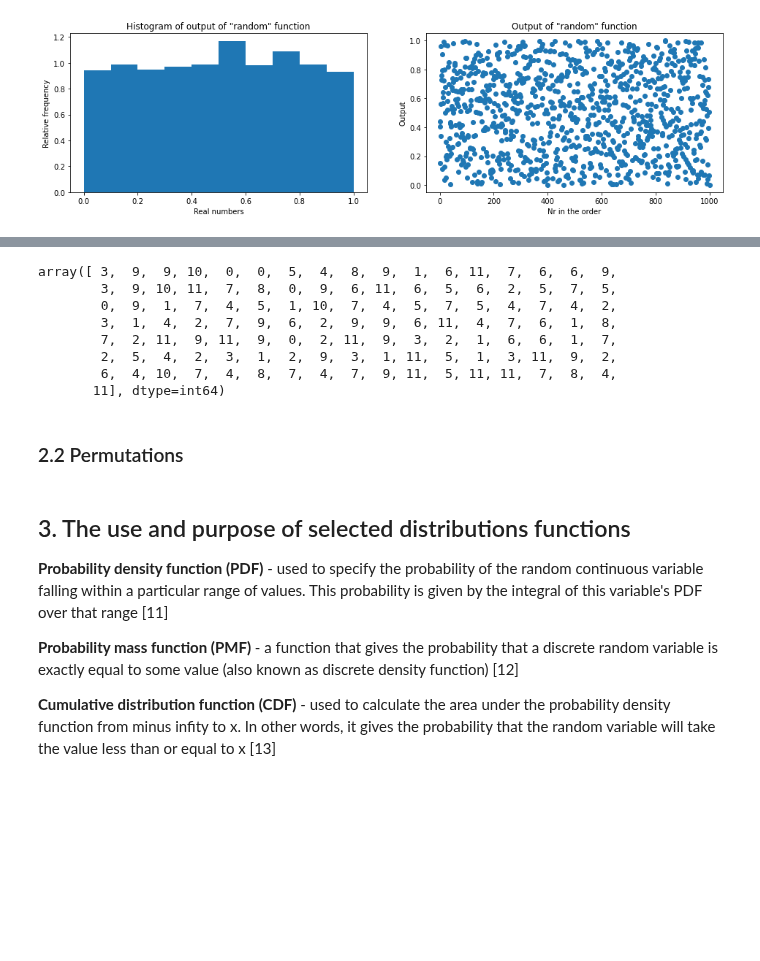
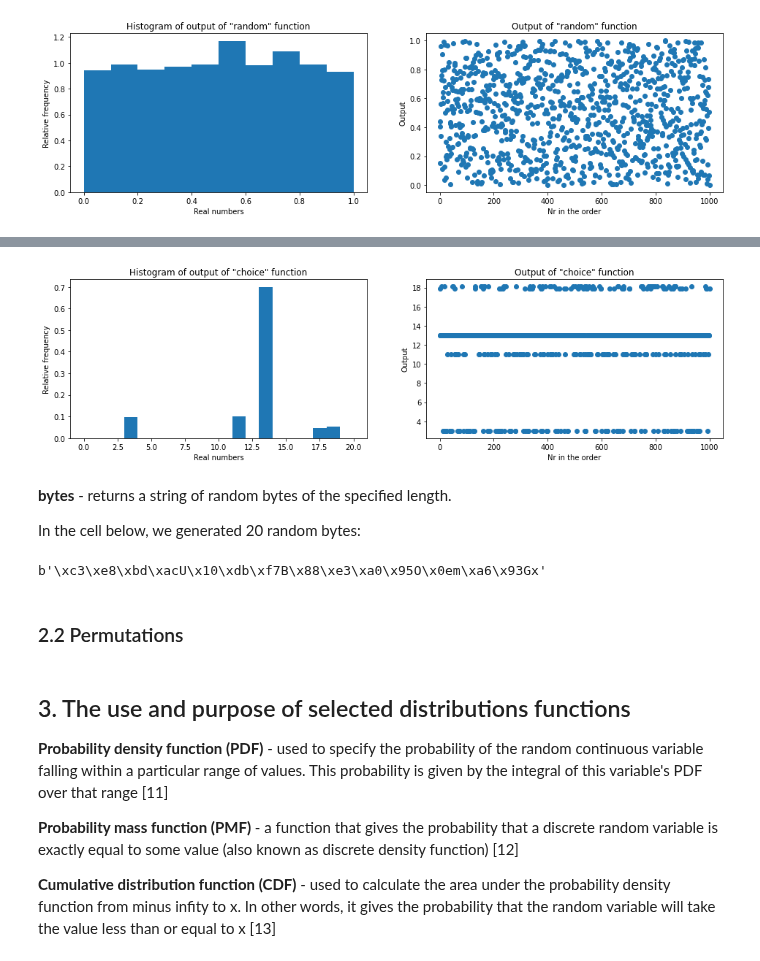
Before and after one commit to przemekbil/PfDA_2021, a Jupyter notebook: Assignments/Assignment.ipynb, the cells around one changed output, grey strips where cells are left out. Drawn from its saved outputs; the diff is of its cells as text; code cells hidden in the pictures; blank space fills up the shorter version.

Commit message:
Simple random data completed

```diff
--- a/Assignments/Assignment.ipynb
+++ b/Assignments/Assignment.ipynb
@@ -150,15 +159,39 @@ plt.show()
 # %%
-rng.choice(12, 120, replace=True)
+n=1000
+y = rng.choice([3, 11, 13, 17.9, 18.1], n, p=[0.1, 0.1, 0.7, 0.05, 0.05])
+b = np.arange(0, y.max()+2)
+x = np.arange(0, n)
+
+# Add the histogram to the plot
+plt.subplot(1,2,1)
+plt.rcParams["figure.figsize"] = [16, 4]
+count, bins, ignored = plt.hist(y, b, density=True)
+
+# plot description
+plt.title('Histogram of output of "choice" function')
+plt.xlabel('Real numbers')
+plt.ylabel('Relative frequency')
+
+plt.subplot(1,2,2)
+plt.scatter(x,y)
+plt.title('Output of "choice" function')
+plt.xlabel('Nr in the order')
+plt.ylabel('Output')
+
+
+plt.show()
 # %% [output]
-array([ 3,  9,  9, 10,  0,  0,  5,  4,  8,  9,  1,  6, 11,  7,  6,  6,  9,
-        3,  9, 10, 11,  7,  8,  0,  9,  6, 11,  6,  5,  6,  2,  5,  7,  5,
-        0,  9,  1,  7,  4,  5,  1, 10,  7,  4,  5,  7,  5,  4,  7,  4,  2,
-        3,  1,  4,  2,  7,  9,  6,  2,  9,  9,  6, 11,  4,  7,  6,  1,  8,
-        7,  2, 11,  9, 11,  9,  0,  2, 11,  9,  3,  2,  1,  6,  6,  1,  7,
-        2,  5,  4,  2,  3,  1,  2,  9,  3,  1, 11,  5,  1,  3, 11,  9,  2,
-        6,  4, 10,  7,  4,  8,  7,  4,  7,  9, 11,  5, 11, 11,  7,  8,  4,
-       11], dtype=int64)
+[figure, added]
+# %% [markdown]
+**bytes** - returns a string of random bytes of the specified length.
+
+In the cell below, we generated 20 random bytes:
+# %%
+rng.bytes(20)
+# %% [output]
+b'\xc3\xe8\xbd\xacU\x10\xdb\xf7B\x88\xe3\xa0\x95O\x0em\xa6\x93Gx'
 # %% [markdown]
+<a id="par2.2"></a>
 ### 2.2 Permutations
 # %% [markdown]
 <a id="par3"></a>
```
Also changed, not shown: parts of 3 cells of this notebook.
